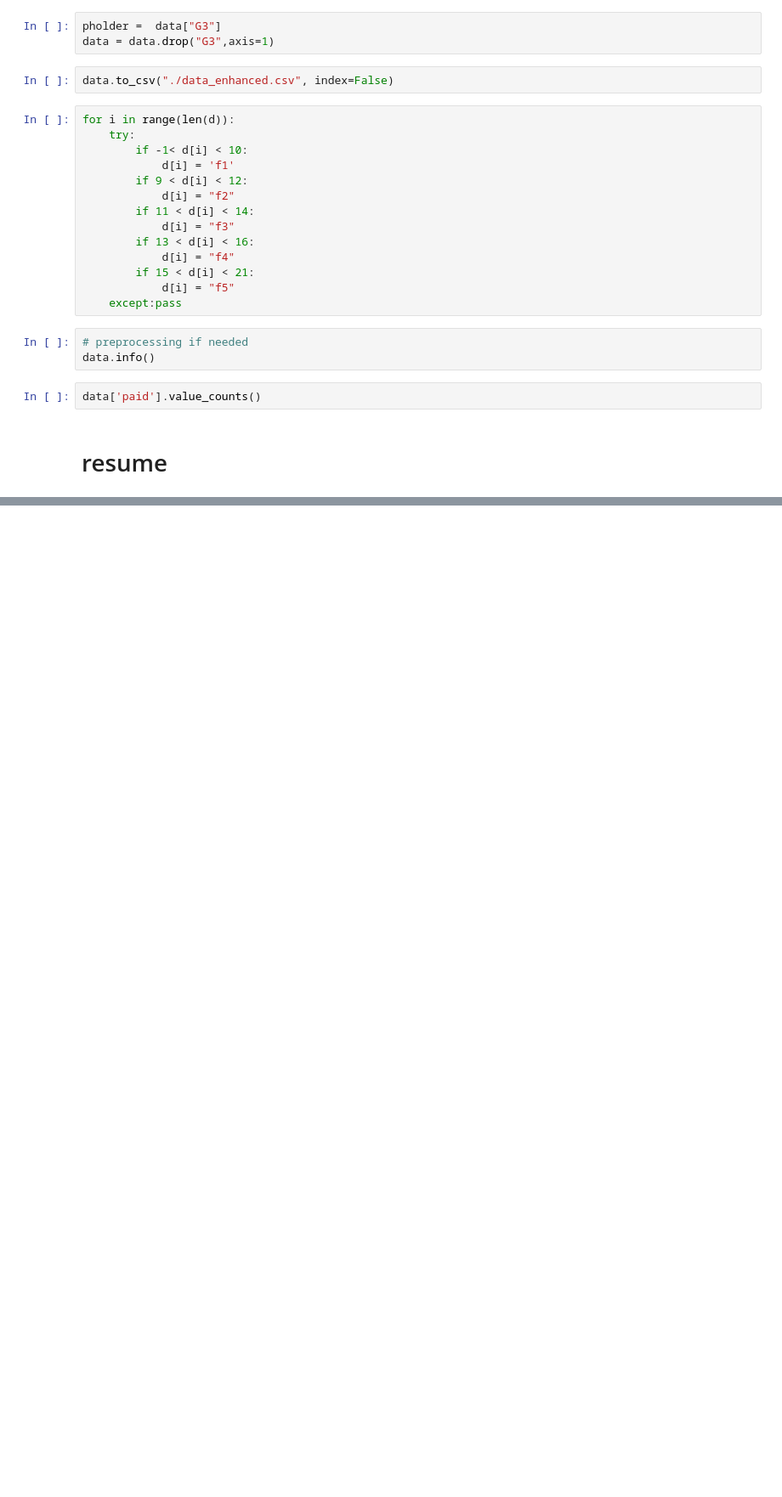
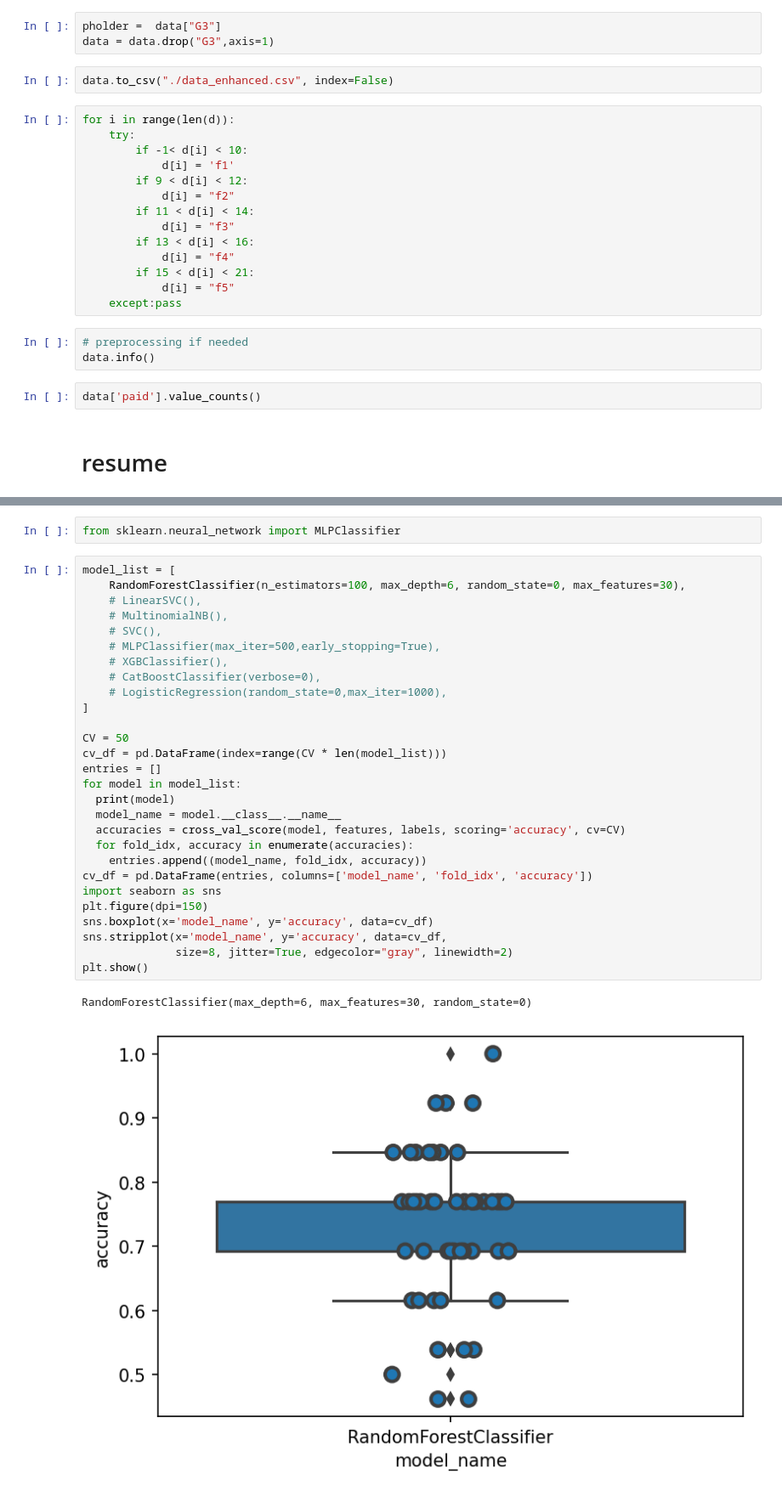
Before and after one commit to RedBatProject/Data-Science-Tools, a Jupyter notebook: Student_performance.ipynb, the cells around one changed output, grey strips where cells are left out. Shown: that part at 85% size. Cells and saved outputs as stored; diff of their text form; blank space fills up the shorter version.

```diff
--- a/Student_performance.ipynb
+++ b/Student_performance.ipynb
@@ -527,0 +252,33 @@ KeyboardInterrupt: ignored
+# %%
+from sklearn.neural_network import MLPClassifier
+# %%
+model_list = [
+    RandomForestClassifier(n_estimators=100, max_depth=6, random_state=0, max_features=30),
+    # LinearSVC(),
+    # MultinomialNB(),
+    # SVC(),
+    # MLPClassifier(max_iter=500,early_stopping=True),
+    # XGBClassifier(),
+    # CatBoostClassifier(verbose=0),
+    # LogisticRegression(random_state=0,max_iter=1000),
+]
+
+CV = 50
+cv_df = pd.DataFrame(index=range(CV * len(model_list)))
+entries = []
+for model in model_list:
+  print(model)
+  model_name = model.__class__.__name__
+  accuracies = cross_val_score(model, features, labels, scoring='accuracy', cv=CV)
+  for fold_idx, accuracy in enumerate(accuracies):
+    entries.append((model_name, fold_idx, accuracy))
+cv_df = pd.DataFrame(entries, columns=['model_name', 'fold_idx', 'accuracy'])
+import seaborn as sns
+plt.figure(dpi=150)
+sns.boxplot(x='model_name', y='accuracy', data=cv_df)
+sns.stripplot(x='model_name', y='accuracy', data=cv_df,
+              size=8, jitter=True, edgecolor="gray", linewidth=2)
+plt.show()
+# %% [output]
+RandomForestClassifier(max_depth=6, max_features=30, random_state=0)
+[figure, added]
```
Also changed, not shown: parts of 64 cells of this notebook.
